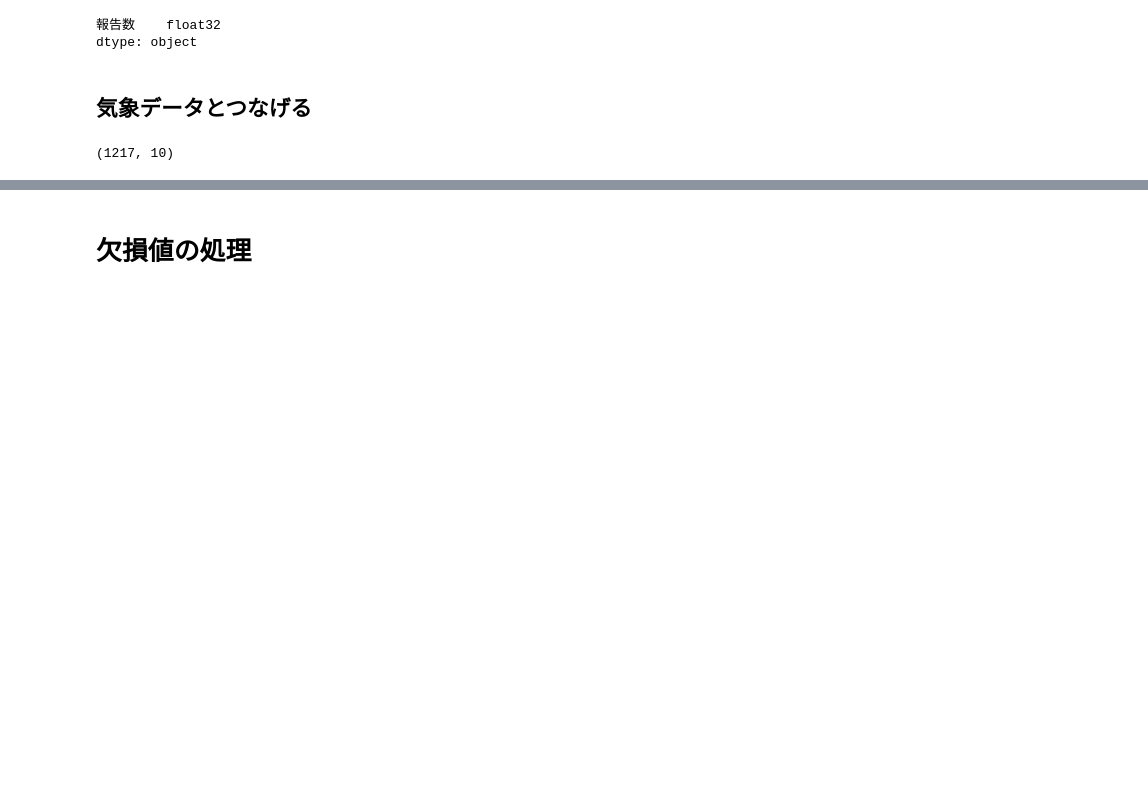
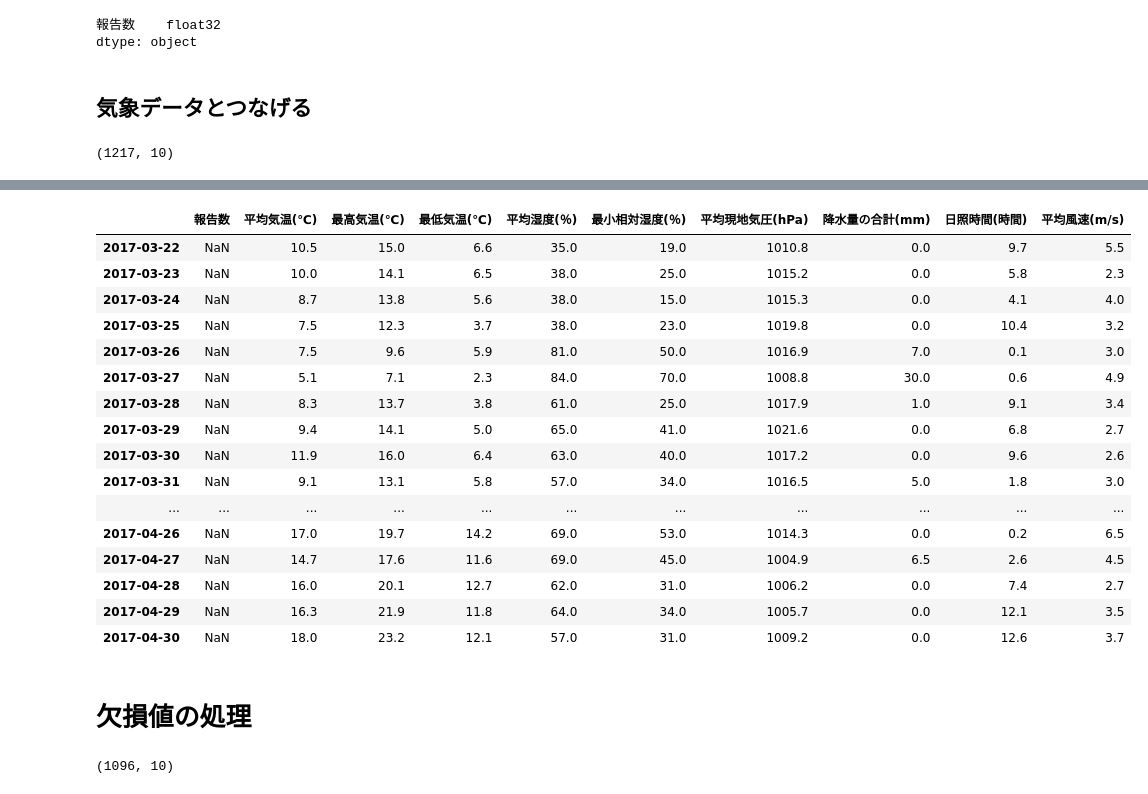
Before and after one commit to terapyon/scsk-oss-x-users-meeting-19, a Jupyter notebook: 2-data-handling.ipynb, the cells around one changed output, grey strips where cells are left out. Cells and saved outputs as stored; diff of their text form; code cells hidden in the pictures; blank space fills up the shorter version.

```diff
--- a/2-data-handling.ipynb
+++ b/2-data-handling.ipynb
@@ -464,7 +464,7 @@ df_influ.to_pickle("df_influ.db")
 # %% [markdown]
 ## 気象データとつなげる
 # %%
-df = pd.concat([df_infull, df_weather], axis=1)
+df = pd.concat([df_influ, df_weather], axis=1)
 # %%
 df.shape
 # %% [output]
@@ -478,5 +478,25 @@ df.head()
 | 2014-01-02 | NaN | 8.0 | 12.9 | 4.4 | 41.0 | 26.0 | 1011.3 | 0.0 | 9.1 | 3.0 |
 | 2014-01-03 | NaN | 5.9 | 9.9 | 2.7 | 43.0 | 32.0 | 1014.9 | 0.0 | 4.1 | 1.6 |
 | 2014-01-04 | NaN | 6.7 | 11.5 | 2.1 | 47.0 | 29.0 | 1009.5 | 0.0 | 5.9 | 2.4 |
+# %%
+df.tail(40)
+# %% [output]
+|  | 報告数 | 平均気温(℃) | 最高気温(℃) | 最低気温(℃) | 平均湿度(％) | 最小相対湿度(％) | 平均現地気圧(hPa) | 降水量の合計(mm) | 日照時間(時間) | 平均風速(m/s) |
+| 2017-03-22 | NaN | 10.5 | 15.0 | 6.6 | 35.0 | 19.0 | 1010.8 | 0.0 | 9.7 | 5.5 |
+| 2017-03-23 | NaN | 10.0 | 14.1 | 6.5 | 38.0 | 25.0 | 1015.2 | 0.0 | 5.8 | 2.3 |
+| 2017-03-24 | NaN | 8.7 | 13.8 | 5.6 | 38.0 | 15.0 | 1015.3 | 0.0 | 4.1 | 4.0 |
+| 2017-03-25 | NaN | 7.5 | 12.3 | 3.7 | 38.0 | 23.0 | 1019.8 | 0.0 | 10.4 | 3.2 |
+| 2017-03-26 | NaN | 7.5 | 9.6 | 5.9 | 81.0 | 50.0 | 1016.9 | 7.0 | 0.1 | 3.0 |
+| 2017-03-27 | NaN | 5.1 | 7.1 | 2.3 | 84.0 | 70.0 | 1008.8 | 30.0 | 0.6 | 4.9 |
+| 2017-03-28 | NaN | 8.3 | 13.7 | 3.8 | 61.0 | 25.0 | 1017.9 | 1.0 | 9.1 | 3.4 |
+| 2017-03-29 | NaN | 9.4 | 14.1 | 5.0 | 65.0 | 41.0 | 1021.6 | 0.0 | 6.8 | 2.7 |
+| 2017-03-30 | NaN | 11.9 | 16.0 | 6.4 | 63.0 | 40.0 | 1017.2 | 0.0 | 9.6 | 2.6 |
+| 2017-03-31 | NaN | 9.1 | 13.1 | 5.8 | 57.0 | 34.0 | 1016.5 | 5.0 | 1.8 | 3.0 |
+| ... | ... | ... | ... | ... | ... | ... | ... | ... | ... | ... |
+| 2017-04-26 | NaN | 17.0 | 19.7 | 14.2 | 69.0 | 53.0 | 1014.3 | 0.0 | 0.2 | 6.5 |
+| 2017-04-27 | NaN | 14.7 | 17.6 | 11.6 | 69.0 | 45.0 | 1004.9 | 6.5 | 2.6 | 4.5 |
+| 2017-04-28 | NaN | 16.0 | 20.1 | 12.7 | 62.0 | 31.0 | 1006.2 | 0.0 | 7.4 | 2.7 |
+| 2017-04-29 | NaN | 16.3 | 21.9 | 11.8 | 64.0 | 34.0 | 1005.7 | 0.0 | 12.1 | 3.5 |
+| 2017-04-30 | NaN | 18.0 | 23.2 | 12.1 | 57.0 | 31.0 | 1009.2 | 0.0 | 12.6 | 3.7 |
 # %% [markdown]
 # 欠損値の処理
@@ -482,0 +505,4 @@ df.head()
+# %%
+df.shape
+# %% [output]
+(1096, 10)
```
Also changed, not shown: parts of 8 cells of this notebook, 2 other files.
